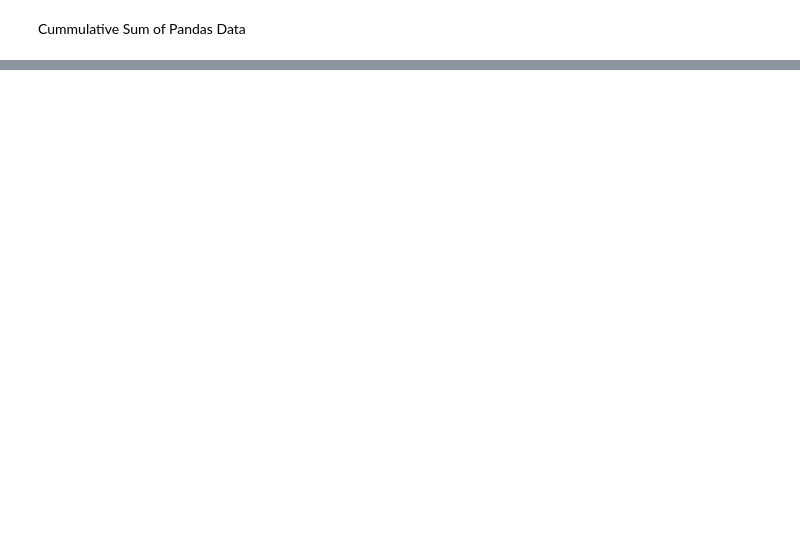
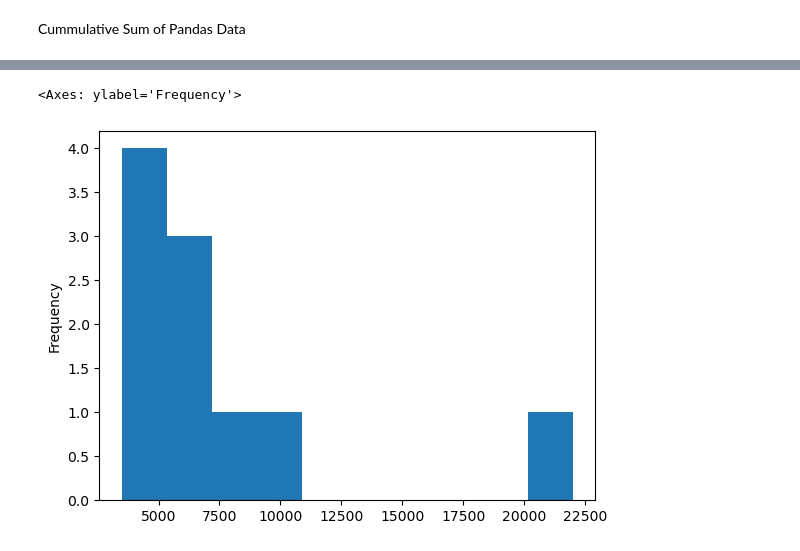
Before and after one commit to aftb777/Learning-Machine, a Jupyter notebook: MatpotlibCodes/PlottingPandas.ipynb, the cells around one changed output, grey strips where cells are left out. Saved outputs shown, nothing was run; the diff lists cells and outputs as text; code cells hidden in the pictures; blank space fills up the shorter version.

```diff
--- a/MatpotlibCodes/PlottingPandas.ipynb
+++ b/MatpotlibCodes/PlottingPandas.ipynb
@@ -23,0 +62,8 @@ time_stamp.plot(
+# %%
+# Histogram
+car_sales["Price"].plot(kind="hist")
+
+# car_sales["Price"].hist()
+# %% [output]
+<Axes: ylabel='Frequency'>
+[figure, added]
```
Also changed, not shown: parts of 10 cells of this notebook.
